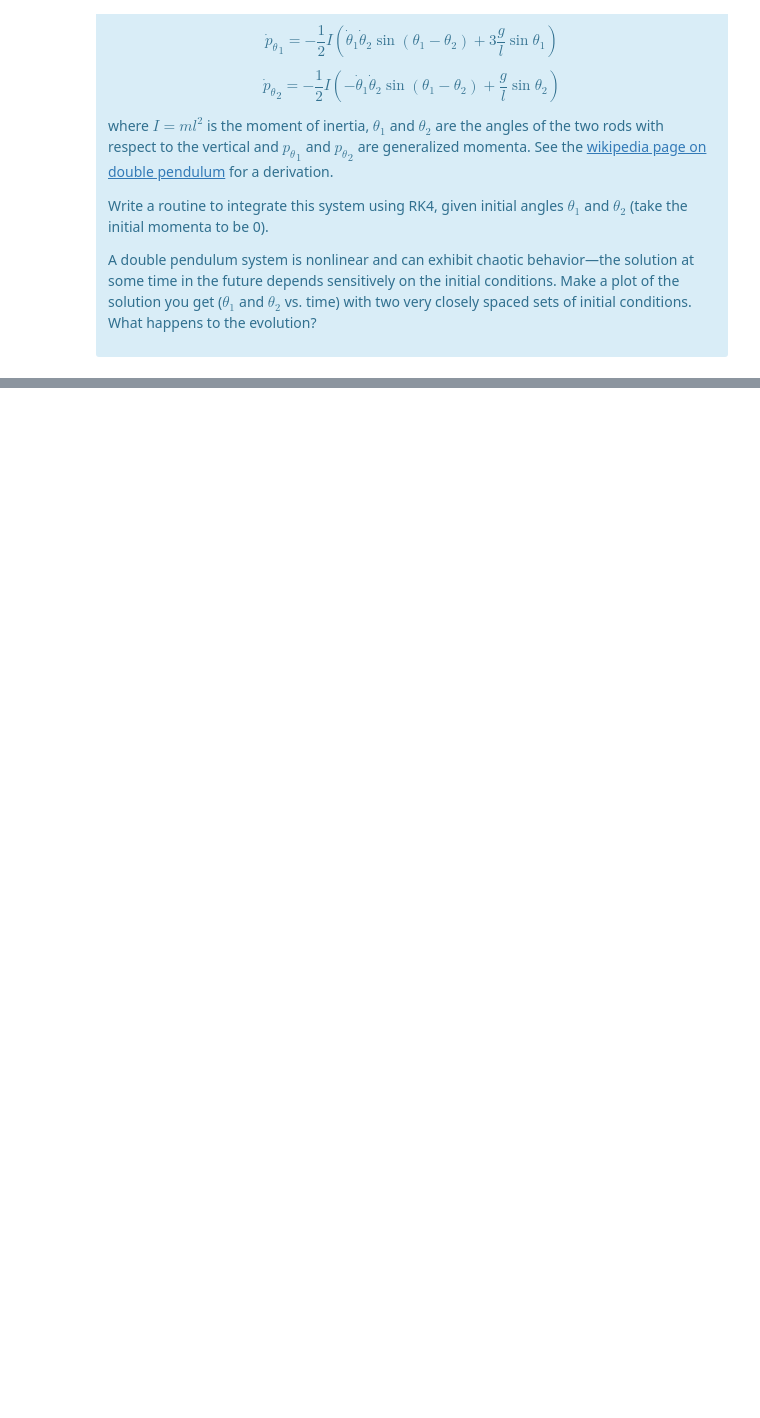
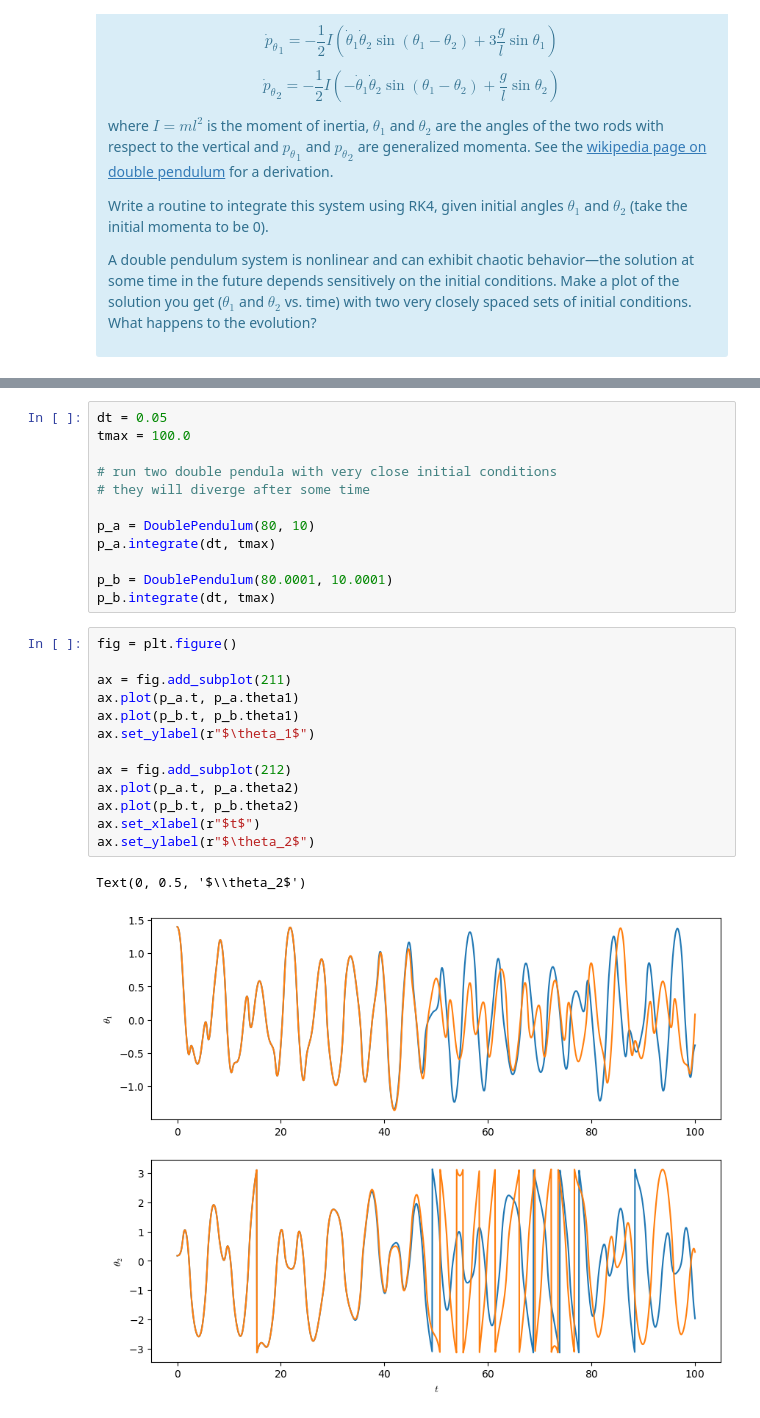
Before and after one commit to zingale/comp_astro_tutorial, a Jupyter notebook: content/04-ODEs/04-exercises.ipynb, the cells around one changed output, grey strips where cells are left out. Drawn from its saved outputs; the diff is of its cells as text; blank space fills up the shorter version.

```diff
--- a/content/04-ODEs/04-exercises.ipynb
+++ b/content/04-ODEs/04-exercises.ipynb
@@ -241,0 +356,28 @@ A double pendulum system is nonlinear and can exhibit chaotic behavior&mdash;the
+# %%
+dt = 0.05
+tmax = 100.0
+
+# run two double pendula with very close initial conditions
+# they will diverge after some time
+
+p_a = DoublePendulum(80, 10)
+p_a.integrate(dt, tmax)
+
+p_b = DoublePendulum(80.0001, 10.0001)
+p_b.integrate(dt, tmax)
+# %%
+fig = plt.figure()
+
+ax = fig.add_subplot(211)
+ax.plot(p_a.t, p_a.theta1)
+ax.plot(p_b.t, p_b.theta1)
+ax.set_ylabel(r"$\theta_1$")
+
+ax = fig.add_subplot(212)
+ax.plot(p_a.t, p_a.theta2)
+ax.plot(p_b.t, p_b.theta2)
+ax.set_xlabel(r"$t$")
+ax.set_ylabel(r"$\theta_2$")
+# %% [output]
+Text(0, 0.5, '$\\theta_2$')
+[figure, added]
```
Also changed, not shown: parts of 5 cells of this notebook.
